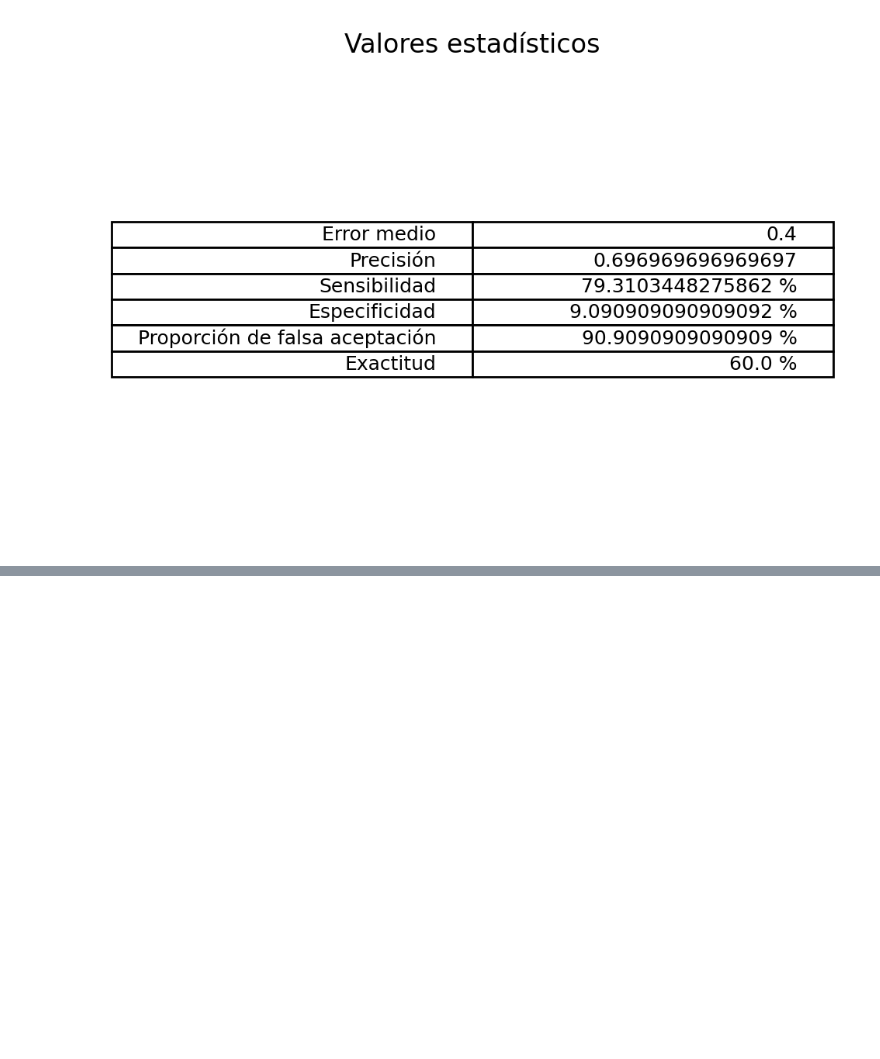
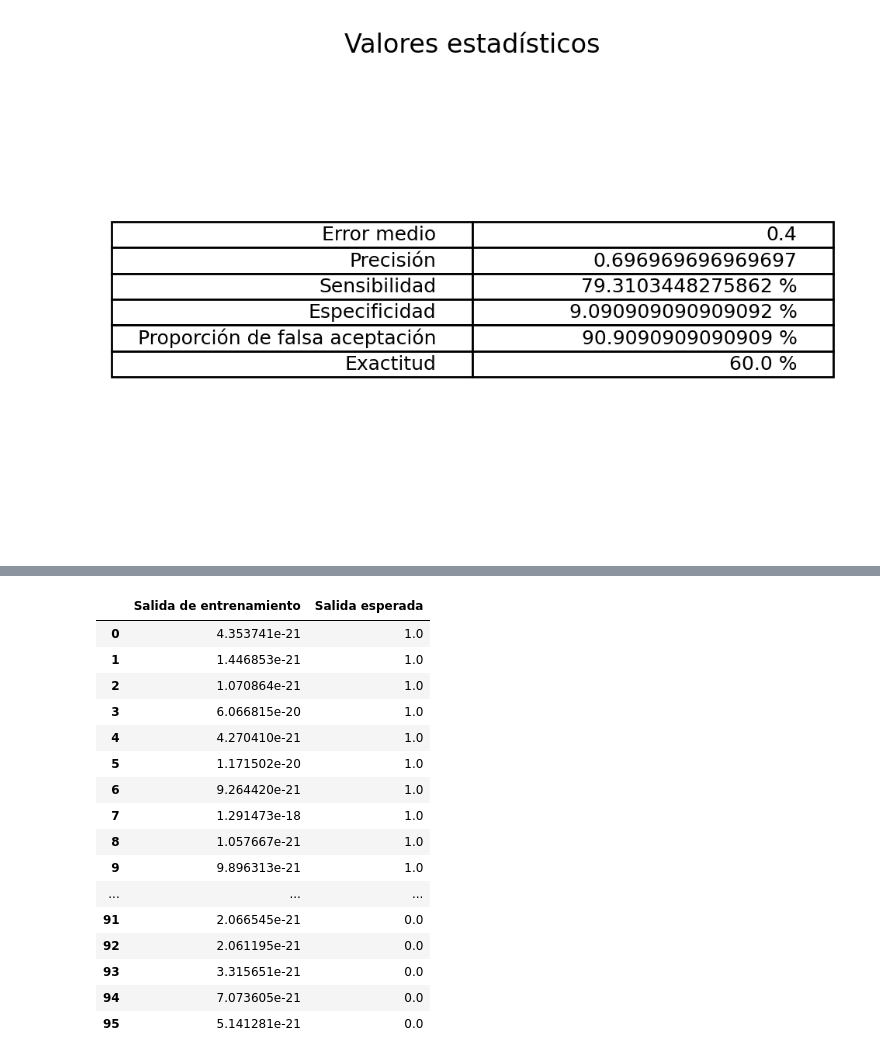
Before and after one commit to esteban11519/tecnicasDeInteligenciaArtificial, a Jupyter notebook: PF/clasificacionConRNA.ipynb, the cells around one changed output, grey strips where cells are left out. Drawn from its saved outputs; the diff is of its cells as text; code cells hidden in the pictures; blank space fills up the shorter version.

```diff
--- a/PF/clasificacionConRNA.ipynb
+++ b/PF/clasificacionConRNA.ipynb
@@ -500,0 +593,65 @@ valoresEstadisticos(Yprueba,VA_adaline,FA_adaline,FR_adaline,VR_adaline)
+# %%
+#Funcion de activación
+def nonlin(x,deriv=False):
+    if(deriv==True):
+        return x*(1-x)
+    return 1/(1+np.exp(-x))
+
+def redesNeuronales3CapasOcultas(X,Y,iteracionesMaximas):
+
+    np.random.seed(1)
+
+    # inicialización aleatoria de los pesos para las capas
+    syn0 = 2*np.random.random((X.shape[1],X.shape[0])) - 1
+    syn1 = 2*np.random.random((X.shape[0],1)) - 1
+
+    # print (syn0)
+    # print (syn1)
+
+    for j in range(iteracionesMaximas):
+
+        # Aplicación del algoritmo Feed forward a través de las capas 0, 1, y 2
+        l0 = X
+        l1 = nonlin(np.dot(l0,syn0))
+        l2 = nonlin(np.dot(l1,syn1))
+
+        # Error con respecto al target
+        l2_error = Y - l2
+
+        if (j% 10000) == 0:
+            print ("Error:" + str(np.mean(np.abs(l2_error))))
+
+        #Actualizacion pesos
+        l2_delta = l2_error*nonlin(l2,deriv=True)
+
+        # Contribución progresiva del error entre capas
+        l1_error = l2_delta.dot(syn1.T)
+
+        # Actualización de pesos
+        l1_delta = l1_error * nonlin(l1,deriv=True)
+
+        syn1 += l1.T.dot(l2_delta)
+        syn0 += l0.T.dot(l1_delta)
+
+    return [syn0,syn1,l2]
+
+
+Xmia=np.array([[0,0,1],
+             [0,1,1],
+             [1,0,1],
+             [1,1,1]])
+Ymia= np.array([[0],
+			 [1],
+			 [1],
+			 [0]])
+
+iteracionesMaximas=100_000
+syn0,syn1,l2=redesNeuronales3CapasOcultas(X,np.array([Y]).T,iteracionesMaximas)
+
+tabla[:,0]=l2.T
+tabla[:,1]=Y
+
+datasetinput = pd.DataFrame(tabla, columns = ['Salida de entrenamiento','Salida esperada'])
+pd.set_option("display.max_rows", None)
+datasetinput
+# %% [output]
@@ -500,0 +668,17 @@ valoresEstadisticos(Yprueba,VA_adaline,FA_adaline,FR_adaline,VR_adaline)
+|  | Salida de entrenamiento | Salida esperada |
+| 0 | 4.353741e-21 | 1.0 |
+| 1 | 1.446853e-21 | 1.0 |
+| 2 | 1.070864e-21 | 1.0 |
+| 3 | 6.066815e-20 | 1.0 |
+| 4 | 4.270410e-21 | 1.0 |
+| 5 | 1.171502e-20 | 1.0 |
+| 6 | 9.264420e-21 | 1.0 |
+| 7 | 1.291473e-18 | 1.0 |
+| 8 | 1.057667e-21 | 1.0 |
+| 9 | 9.896313e-21 | 1.0 |
+| ... | ... | ... |
+| 91 | 2.066545e-21 | 0.0 |
+| 92 | 2.061195e-21 | 0.0 |
+| 93 | 3.315651e-21 | 0.0 |
+| 94 | 7.073605e-21 | 0.0 |
+| 95 | 5.141281e-21 | 0.0 |
```
Also changed, not shown: parts of 8 cells of this notebook, 1 other file.
